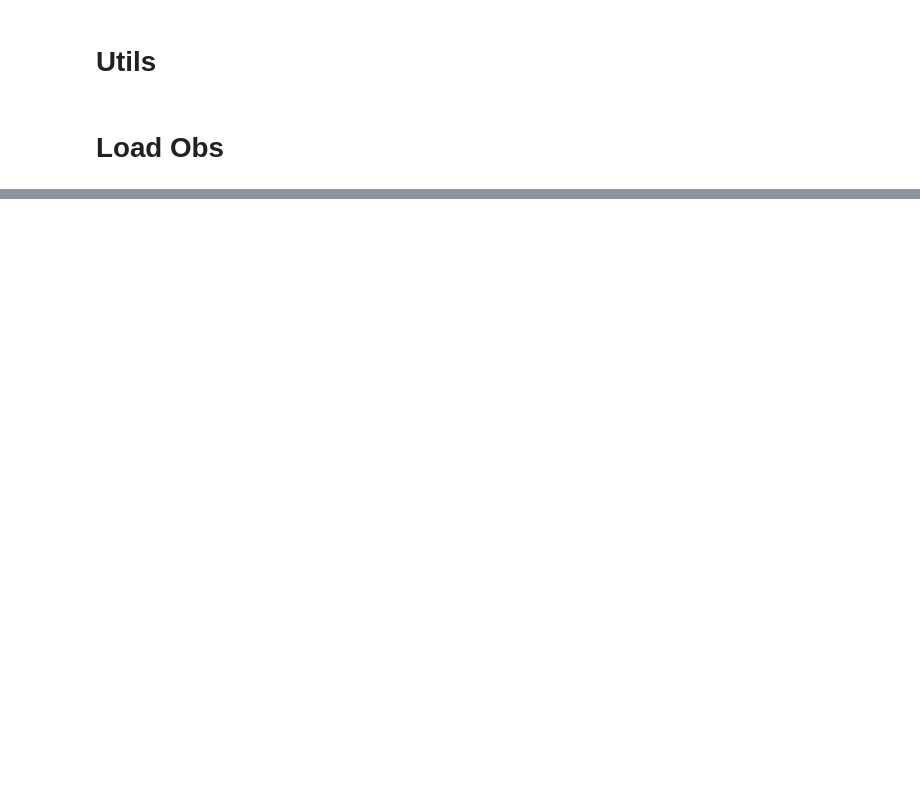
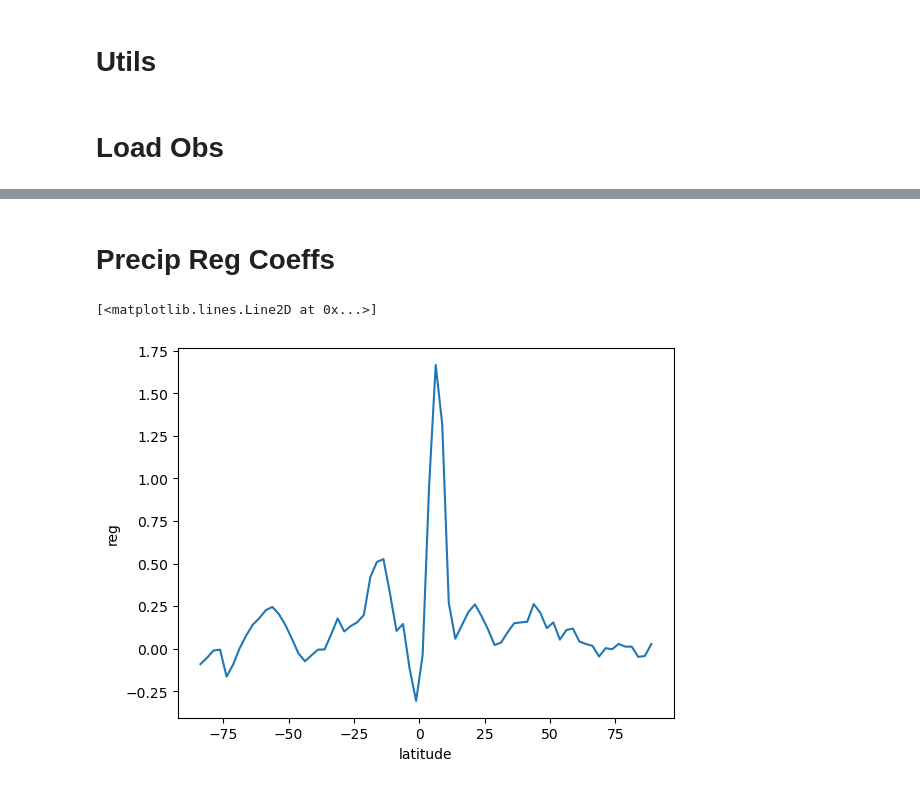
Before and after one commit to zacespinosa/SO-EP-teleconnection, a Jupyter notebook: SO-EPT-Obs.ipynb, the cells around one changed output, grey strips where cells are left out. Drawn from its saved outputs; the diff is of its cells as text; code cells hidden in the pictures; blank space fills up the shorter version.

```diff
--- a/SO-EPT-Obs.ipynb
+++ b/SO-EPT-Obs.ipynb
@@ -251,13 +307,14 @@ def get_rolling_timeseries(data: xr.DataArray, window: int = 12*30, step: int =
 # %%
 era5_u = xr.open_dataset("/home/espinosa10/SO-EP-teleconnection/Data/ERA5/ERA5_monthly_1979-01_2023-12_10m_u_component_of_wind.nc")
 era5_v = xr.open_dataset("/home/espinosa10/SO-EP-teleconnection/Data/ERA5/ERA5_monthly_1979-01_2023-12_10m_v_component_of_wind.nc")
+
+# era5_total_precip = fix_coords(xr.open_dataset("/home/espinosa10/SO-EP-teleconnection/Data/ERA5/ERA5_monthly_1979-01_2023-12_total_precipitation.nc"))
+# era5_total_precip = preprocess(era5_total_precip, "tp")
+# era5_total_precip = detrend(era5_total_precip["tp"]).rename("tp").to_dataset()
+
 era5_msl = xr.open_dataset("/home/espinosa10/SO-EP-teleconnection/Data/ERA5/ERA5_monthly_1979-01_2023-12_mean_sea_level_pressure.nc")
-era5_total_precip = fix_coords(xr.open_dataset("/home/espinosa10/SO-EP-teleconnection/Data/ERA5/ERA5_monthly_1979-01_2023-12_total_precipitation.nc"))
-era5_total_precip = era5_total_precip.rename({"latitude": "lat", "longitude": "lon"})
-era5_precip_south_east = era5_total_precip.sel(lon=slice(-130, -80), lat=slice(0, -20)).spatial.average("tp")["tp"]
-era5_precip_south_east_clim = era5_precip_south_east.mean("time")*1000
-era5_total_precip_clim = era5_total_precip.mean("time")["tp"]*1000
-era5_total_precip_clim
+era5_msl = preprocess(era5_msl.isel(expver=0).drop("expver"), "msl")
+# era5_msl = detrend(era5_msl["msl"]).rename("msl").to_dataset()
 era5_msl
 # %% [output]
 <xarray.Dataset>
@@ -556,0 +685,7 @@ for i, (ax, (key, data)) in enumerate(zip(axes.flat, obs_sst_maps_reg.items())):
+# %% [markdown]
+# Precip Reg Coeffs
+# %%
+(-obs_pr_reg.mean(["longitude", "model"])*1000).reg.plot()
+# %% [output]
+[<matplotlib.lines.Line2D at 0x...>]
+[figure, added]
```
Also changed, not shown: parts of 13 cells of this notebook, 2 other files.
